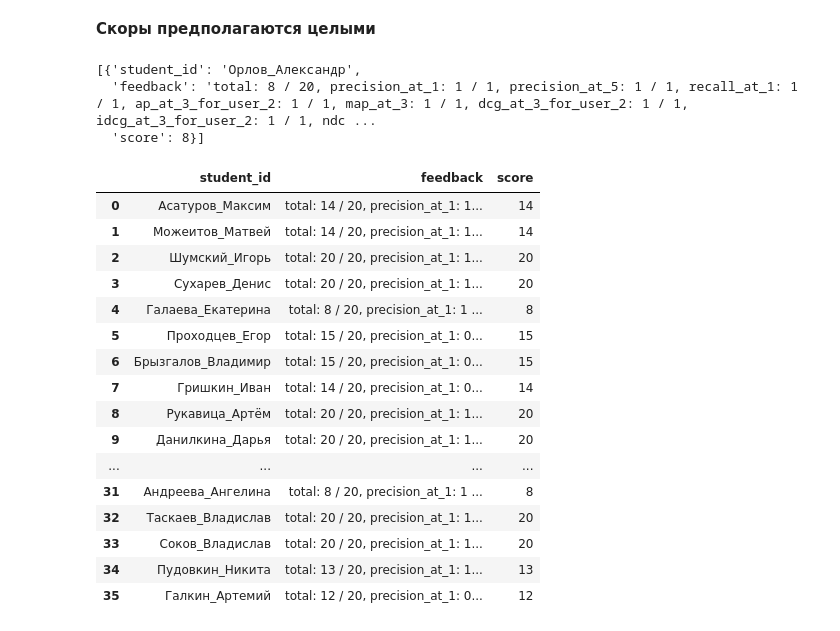
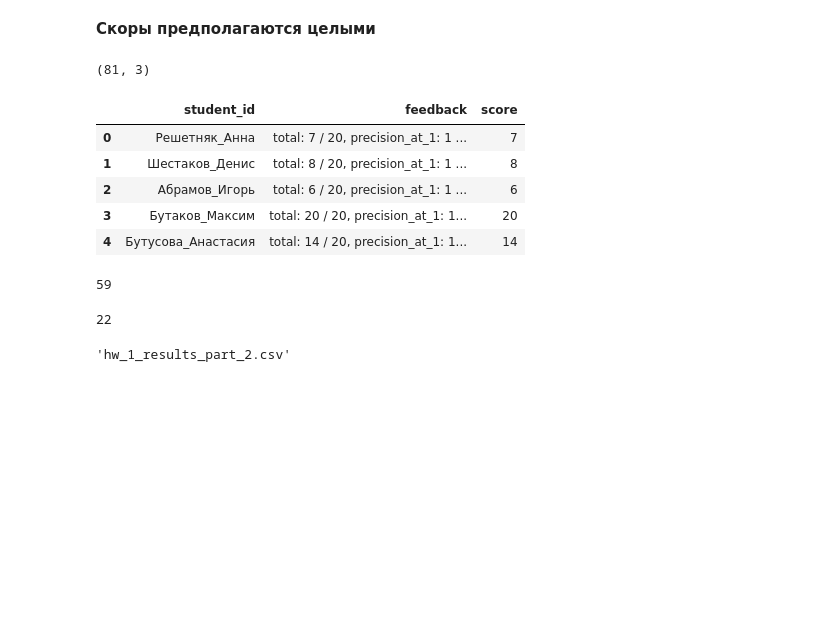
Before and after one commit to feldlime/nbgrader-itmo-recsys-2025-spring, a Jupyter notebook: nbgrader/app/scripts/autograde_hw_1.ipynb, the cells around one changed output. Cells and saved outputs as stored; diff of their text form; code cells hidden in the pictures; blank space fills up the shorter version.

```diff
--- a/nbgrader/app/scripts/autograde_hw_1.ipynb
+++ b/nbgrader/app/scripts/autograde_hw_1.ipynb
@@ -19,7 +25,7 @@ config.CourseDirectory.course_id = COURSE_ID
 # config.ExecutePreprocessor.environment = {
 #     'DATA_PATH_2': '/path/to/data'
 # }
-config.ExecutePreprocessor.timeout = 3600
+config.ExecutePreprocessor.timeout = 300
 # %%
 nbg = NbGraderAPI(config=config)
 gradebook = nbg.gradebook
@@ -85,5 +90,0 @@ f"{force=}", student_ids_to_grade
-# %%
-student_id = student_ids_to_grade[0]
-force = False
-# %%
-res = nbg.autograde(assignment_id=ASSIGNMENT, student_id=student_id, force=force, create=True)
@@ -145,2 +142,0 @@ len(students_to_get_scores)
-# %%
-students_to_get_scores = ["Орлов_Александр"]
@@ -209,30 +189,41 @@ for student_id, student_scores in scores.items():
         "score": round(total_score["actual"])
     }
     feedbacks.append(feedback)
-# %%
-feedbacks
-# %% [output]
-[{'student_id': 'Орлов_Александр',
-  'feedback': 'total: 8 / 20, precision_at_1: 1 / 1, precision_at_5: 1 / 1, recall_at_1: 1 / 1, ap_at_3_for_user_2: 1 / 1, map_at_3: 1 / 1, dcg_at_3_for_user_2: 1 / 1, idcg_at_3_for_user_2: 1 / 1, ndc ...
-  'score': 8}]
 # %%
-df = pd.DataFrame(feedbacks)
-df
+results_df = pd.DataFrame(feedbacks)
+print(results_df.shape)
+results_df.head()
 # %% [output]
+(81, 3)
 |  | student_id | feedback | score |
-| 0 | Асатуров_Максим | total: 14 / 20, precision_at_1: 1... | 14 |
-| 1 | Можеитов_Матвей | total: 14 / 20, precision_at_1: 1... | 14 |
-| 2 | Шумский_Игорь | total: 20 / 20, precision_at_1: 1... | 20 |
-| 3 | Сухарев_Денис | total: 20 / 20, precision_at_1: 1... | 20 |
-| 4 | Галаева_Екатерина | total: 8 / 20, precision_at_1: 1 ... | 8 |
-| 5 | Проходцев_Егор | total: 15 / 20, precision_at_1: 0... | 15 |
-| 6 | Брызгалов_Владимир | total: 15 / 20, precision_at_1: 0... | 15 |
-| 7 | Гришкин_Иван | total: 14 / 20, precision_at_1: 0... | 14 |
-| 8 | Рукавица_Артём | total: 20 / 20, precision_at_1: 1... | 20 |
-| 9 | Данилкина_Дарья | total: 20 / 20, precision_at_1: 1... | 20 |
-| ... | ... | ... | ... |
-| 31 | Андреева_Ангелина | total: 8 / 20, precision_at_1: 1 ... | 8 |
-| 32 | Таскаев_Владислав | total: 20 / 20, precision_at_1: 1... | 20 |
-| 33 | Соков_Владислав | total: 20 / 20, precision_at_1: 1... | 20 |
-| 34 | Пудовкин_Никита | total: 13 / 20, precision_at_1: 1... | 13 |
-| 35 | Галкин_Артемий | total: 12 / 20, precision_at_1: 0... | 12 |
+| 0 | Решетняк_Анна | total: 7 / 20, precision_at_1: 1 ... | 7 |
+| 1 | Шестаков_Денис | total: 8 / 20, precision_at_1: 1 ... | 8 |
+| 2 | Абрамов_Игорь | total: 6 / 20, precision_at_1: 1 ... | 6 |
+| 3 | Бутаков_Максим | total: 20 / 20, precision_at_1: 1... | 20 |
+| 4 | Бутусова_Анастасия | total: 14 / 20, precision_at_1: 1... | 14 |
+# %%
+filename_prefix = f"{ASSIGNMENT}_results_part_"
+filename_pattern = f"{filename_prefix}*.csv"
+existing_files = glob.glob(filename_pattern)
+existing_student_ids = set()
+for fn in existing_files:
+    df = pd.read_csv(fn)
+    existing_student_ids.update(df["student_id"].tolist())
+len(existing_student_ids)
+# %% [output]
+59
+# %%
+results_df = results_df.loc[~results_df["student_id"].isin(existing_student_ids)]
+len(results_df)
+# %% [output]
+22
+# %%
+existing_parts = [int(fn.removeprefix(filename_prefix).removesuffix(".csv")) for fn in existing_files]
+if len(existing_parts) > 0:
+    next_part = max(existing_parts) + 1
+else:
+    next_part = 1
+results_file_name = f"{filename_prefix}{next_part}.csv"
+results_file_name
+# %% [output]
+'hw_1_results_part_2.csv'
```
Also changed, not shown: parts of 22 cells of this notebook, 8 other files.
